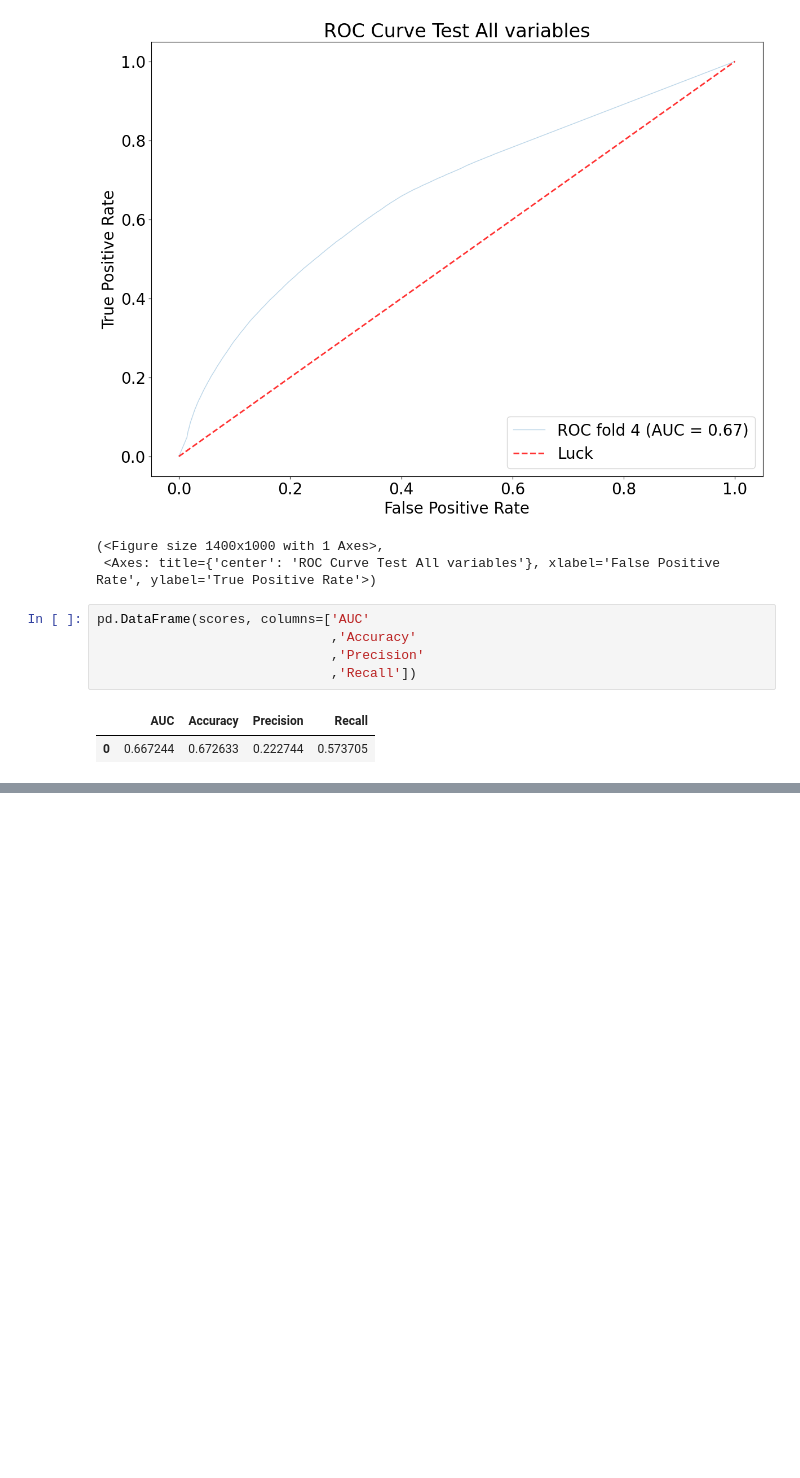
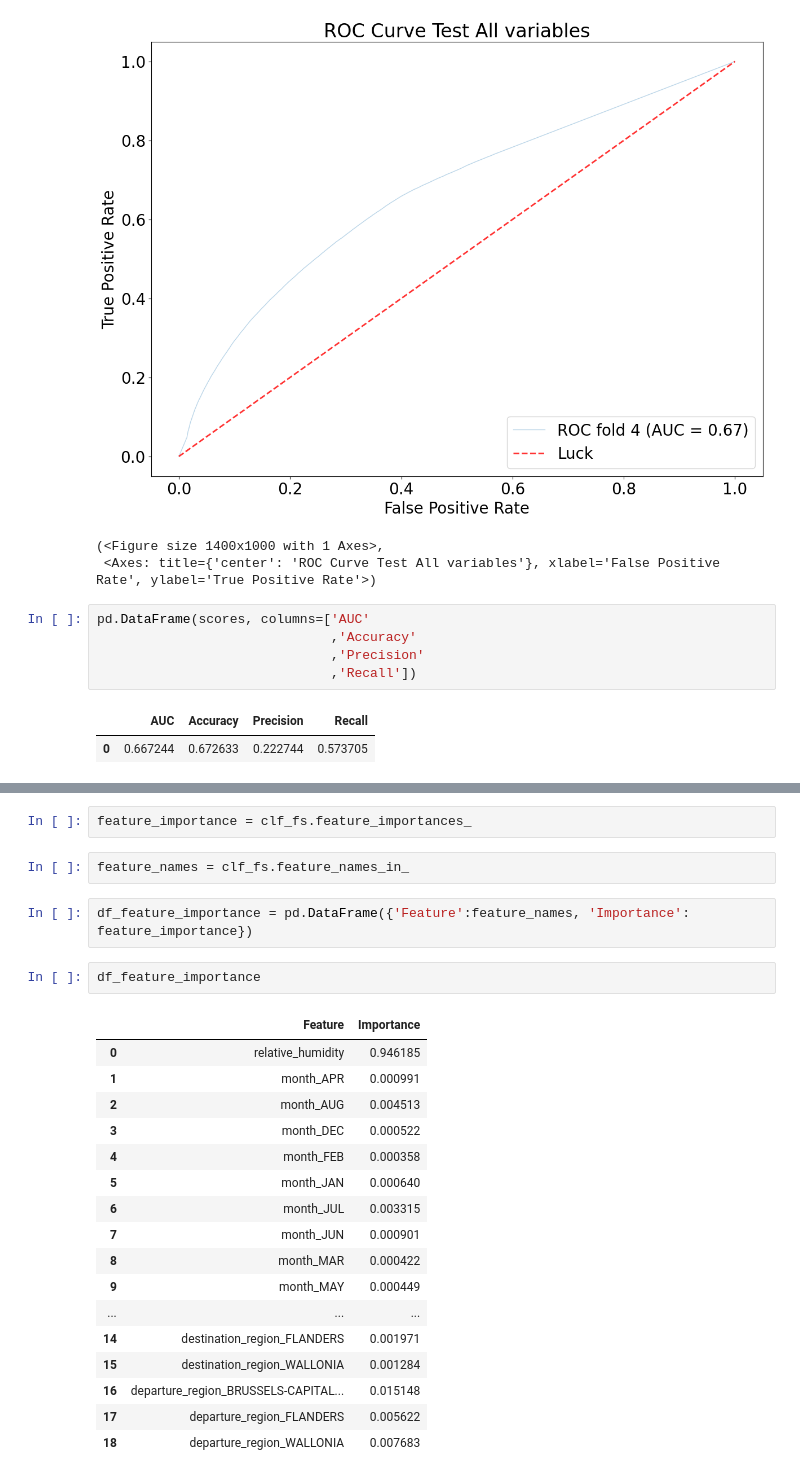
Before and after one commit to ilse-espino/train_delays_belgium, a Jupyter notebook: 6.2-random_forest_test.ipynb, the cells around one changed output, grey strips where cells are left out. Saved outputs shown, nothing was run; the diff lists cells and outputs as text; blank space fills up the shorter version.

```diff
--- a/6.2-random_forest_test.ipynb
+++ b/6.2-random_forest_test.ipynb
@@ -348,0 +366,26 @@ pd.DataFrame(scores, columns=['AUC'
+# %%
+feature_importance = clf_fs.feature_importances_
+# %%
+feature_names = clf_fs.feature_names_in_
+# %%
+df_feature_importance = pd.DataFrame({'Feature':feature_names, 'Importance': feature_importance})
+# %%
+df_feature_importance
+# %% [output]
+|  | Feature | Importance |
+| 0 | relative_humidity | 0.946185 |
+| 1 | month_APR | 0.000991 |
+| 2 | month_AUG | 0.004513 |
+| 3 | month_DEC | 0.000522 |
+| 4 | month_FEB | 0.000358 |
+| 5 | month_JAN | 0.000640 |
+| 6 | month_JUL | 0.003315 |
+| 7 | month_JUN | 0.000901 |
+| 8 | month_MAR | 0.000422 |
+| 9 | month_MAY | 0.000449 |
+| ... | ... | ... |
+| 14 | destination_region_FLANDERS | 0.001971 |
+| 15 | destination_region_WALLONIA | 0.001284 |
+| 16 | departure_region_BRUSSELS-CAPITAL... | 0.015148 |
+| 17 | departure_region_FLANDERS | 0.005622 |
+| 18 | departure_region_WALLONIA | 0.007683 |
```
Also changed, not shown: parts of 3 cells of this notebook.
